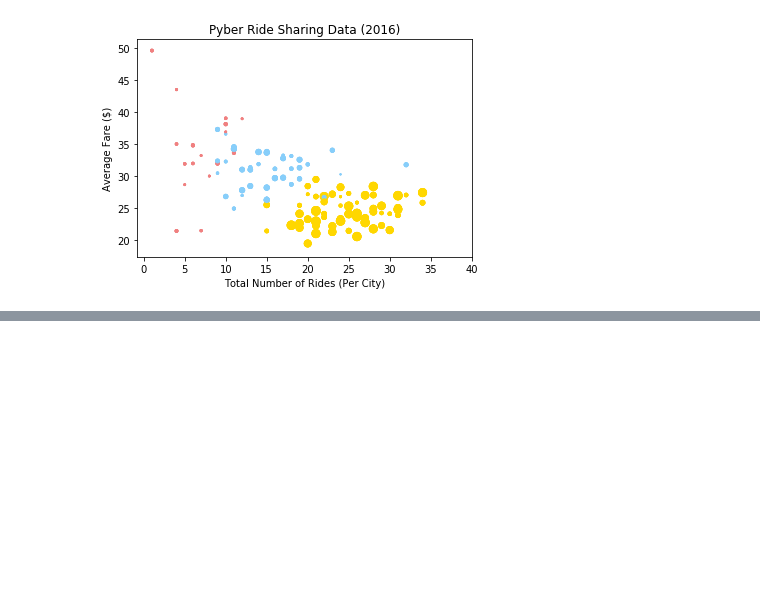
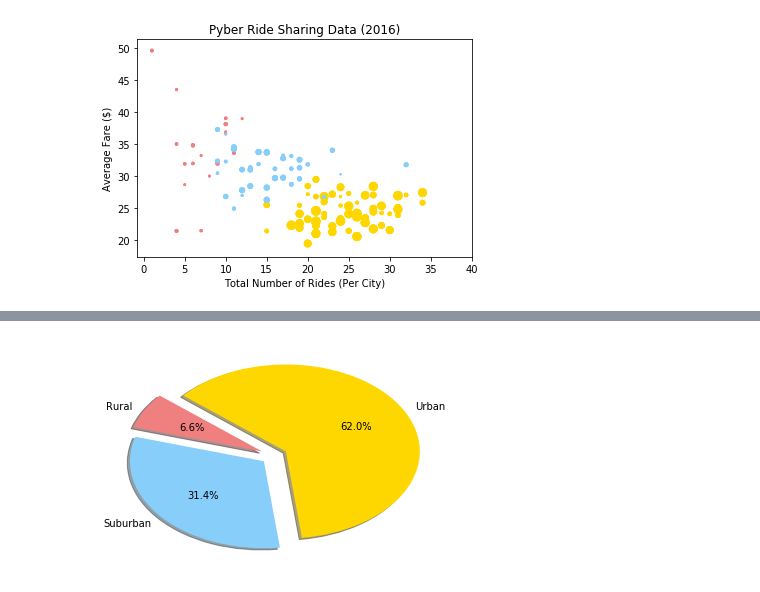
Before and after one commit to wendywalsh/Matplotlib_viz, a Jupyter notebook: Instructions/Pyber/Pyber_Walsh.ipynb, the cells around one changed output, grey strips where cells are left out. Drawn from its saved outputs; the diff is of its cells as text; code cells hidden in the pictures; blank space fills up the shorter version.

Commit message:
Completed pie charts

```diff
--- a/Instructions/Pyber/Pyber_Walsh.ipynb
+++ b/Instructions/Pyber/Pyber_Walsh.ipynb
@@ -113,0 +134,7 @@ plt.show()
+# %%
+#% of Total Fares by City Type
+pie_fare = merged.groupby("type").agg({"fare":"sum"})
+
+percent_fare = pie_fare["fare"]/pie_fare["fare"].sum()
+pie_fare["percent"] = percent_fare
+pie_fare
@@ -113,0 +147,9 @@ plt.show()
+# %%
+labels =["Rural","Suburban","Urban"]
+size = pie_fare["percent"]
+color =["lightcoral","lightskyblue","gold"]
+explode = [0.1,0.1,0.1]
+plt.pie(size, explode=explode, labels=labels, colors=color, autopct="%1.1f%%",shadow = True, startangle =140)
+plt.show()
+# %% [output]
+[figure, added]
```
Also changed, not shown: parts of 7 cells of this notebook.
